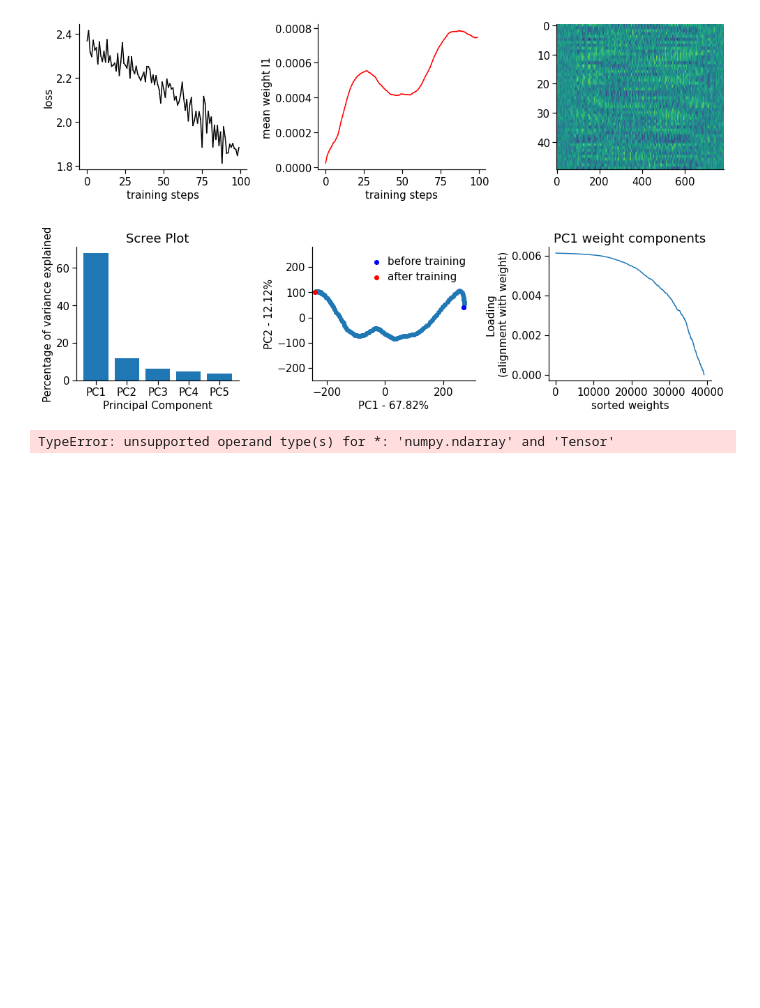
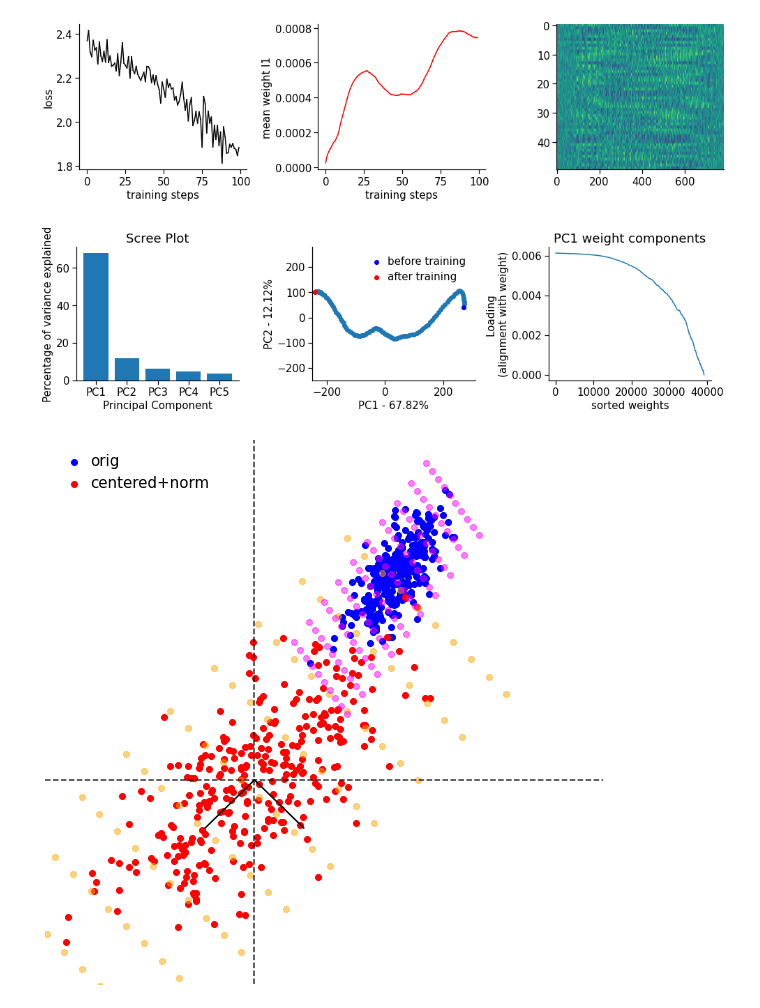
Before and after one commit to Milstein-Lab/EIANN, a Jupyter notebook: notebooks/LossLandscape/LossLandscape_MNIST.ipynb, the cells around one changed output. Saved outputs shown, nothing was run; the diff lists cells and outputs as text; code cells hidden in the pictures; blank space fills up the shorter version.

```diff
--- a/notebooks/LossLandscape/LossLandscape_MNIST.ipynb
+++ b/notebooks/LossLandscape/LossLandscape_MNIST.ipynb
@@ -146,7 +158,7 @@ flat_PC2_vals = PC2_mesh.reshape(1,num_points**2)
 meshgrid_points = np.concatenate([flat_PC1_vals,flat_PC2_vals]).T
 
 gridpoints_weightspace = pca.inverse_transform(meshgrid_points)
-grid = gridpoints_weightspace * w1_std + w1_mean
+grid = torch.tensor(gridpoints_weightspace) * w1_std + w1_mean
 
 # # Compute loss for points in grid
 # loss_list = []
@@ -157,8 +169,6 @@ grid = gridpoints_weightspace * w1_std + w1_mean
 # loss_grid = torch.reshape(loss_grid, PC1_mesh.shape)
 
 # plot_loss_surface(loss_grid, PC1_mesh, PC2_mesh)
-# %% [output]
-TypeError: unsupported operand type(s) for *: 'numpy.ndarray' and 'Tensor'
 # %%
 fig = plt.figure(figsize=(10,10))
 x = np.random.randn(300)/3 + 2
@@ -181,32 +191,36 @@ PC2 = cdata_pca[:,1]
 
 PC1_range = np.linspace(np.min(PC1), np.max(PC1), num_points)
 PC2_range = np.linspace(np.min(PC2), np.max(PC2), num_points)
 
 PC1_mesh, PC2_mesh = np.meshgrid(PC1_range,PC2_range)
 
 # Convert PC coordinates into full weight vectors
 flat_PC1_vals = PC1_mesh.reshape(1,num_points**2)
 flat_PC2_vals = PC2_mesh.reshape(1,num_points**2)
 meshgrid_points = np.concatenate([flat_PC1_vals,flat_PC2_vals]).T
 gridpoints_weightspace = pca.inverse_transform(meshgrid_points)
 
 
 # PC1_range = np.expand_dims(PC1_range,1)
 # gridpoints_weightspace = pca.inverse_transform(PC1_range)
 
+plt.scatter(gridpoints_weightspace[:,0],gridpoints_weightspace[:,1],color='orange',alpha=0.5)
+
 grid = gridpoints_weightspace * data_std + data_mean
 plt.scatter(grid[:,0],grid[:,1],color='magenta',alpha=0.5)
 
 plt.plot([0,pca.components_[0,0]],[0,pca.components_[0,1]],color='black')
 plt.plot([0,pca.components_[1,0]],[0,pca.components_[1,1]],color='black')
 
 # Plot axis lines
 plt.plot([0,0],[-3,5],'--',color='k',alpha=0.8)
 plt.plot([-3,5],[0,0],'--',color='k',alpha=0.8)
 plt.xlim([-3,5])
 plt.ylim([-3,5])
 plt.legend()
 plt.axis('off')
 plt.show()
+# %% [output]
+[figure, added]
 # %%
 pca.components_
```
Also changed, not shown: parts of 4 cells of this notebook, 4 other files.
